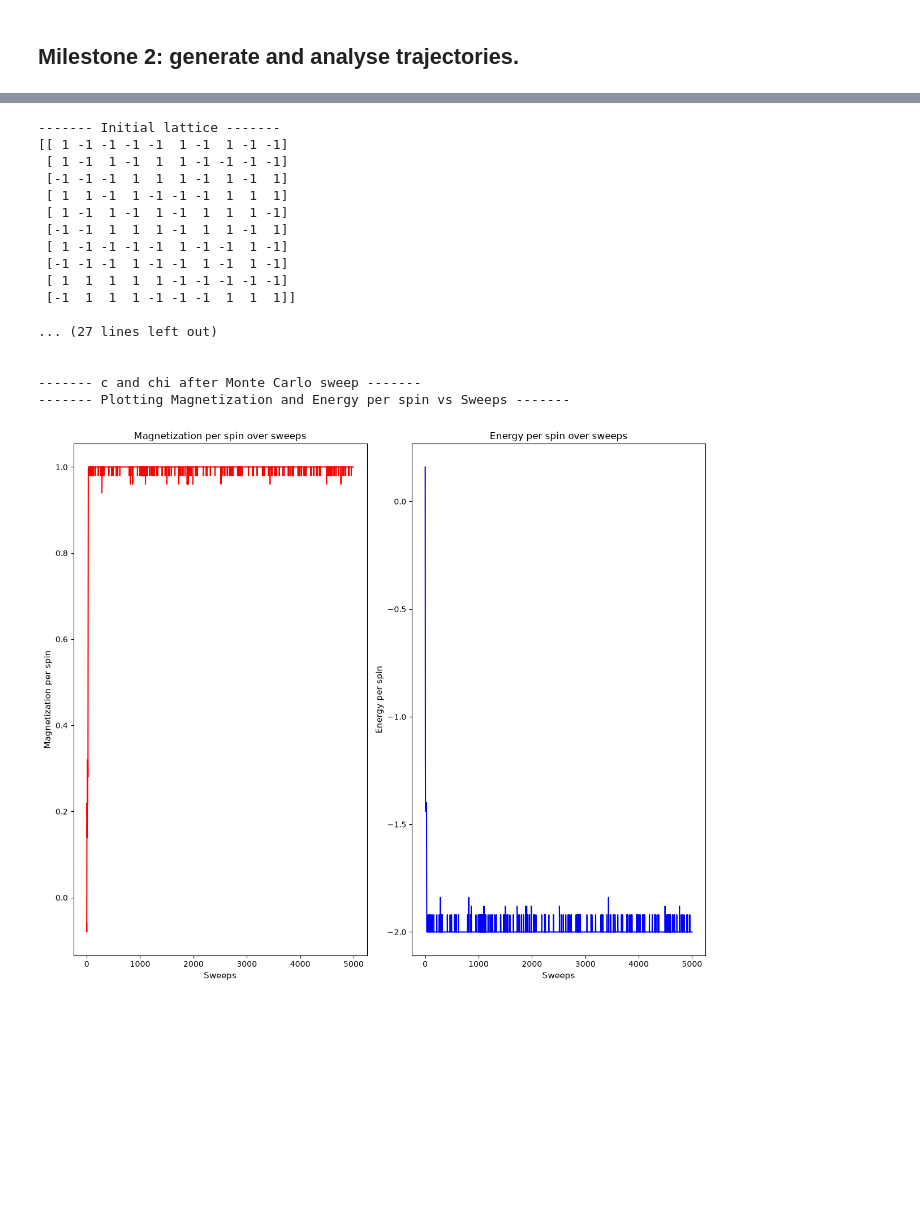
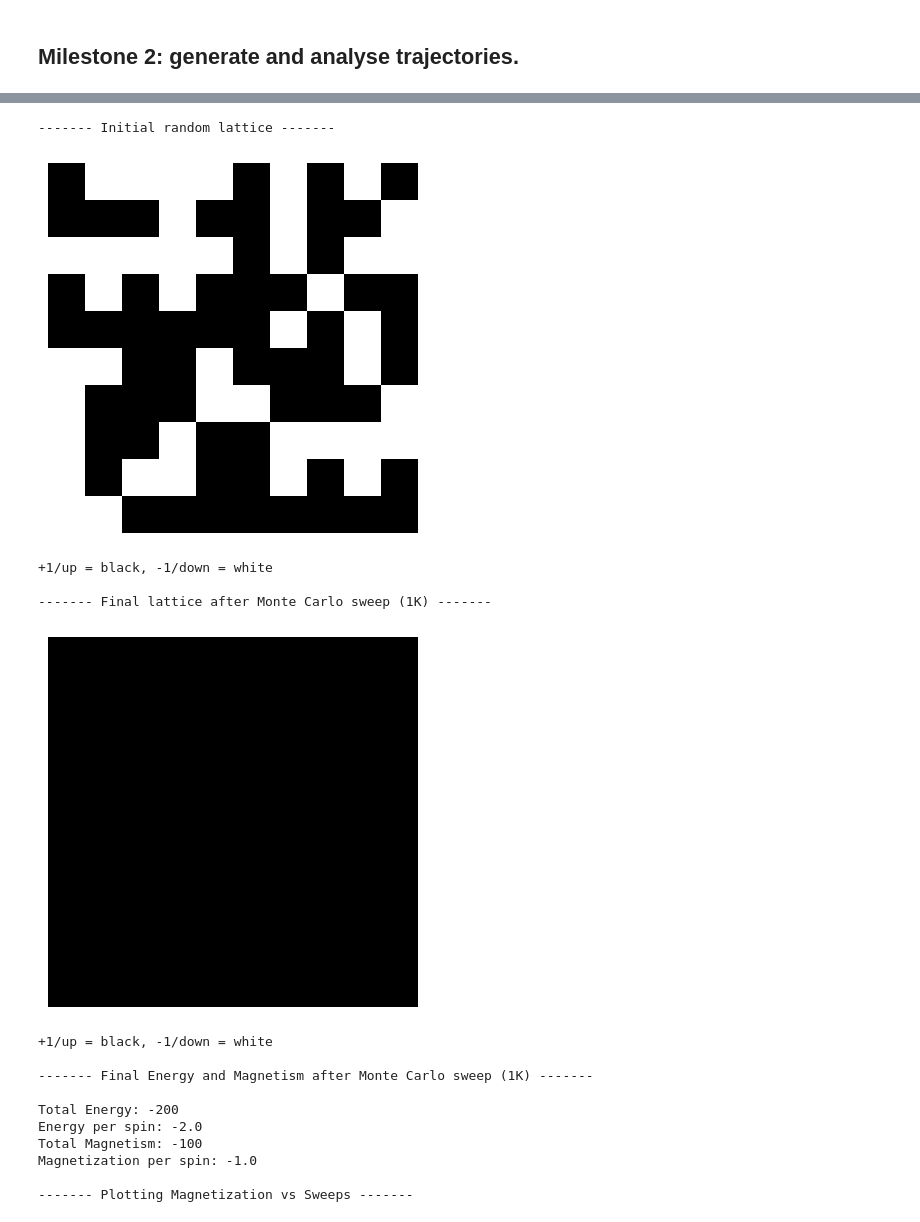
Before and after one commit to eateatyumm-kk/codingchallenge, a Jupyter notebook: main.ipynb, the cells around one changed output, grey strips where cells are left out. Cells and saved outputs as stored; diff of their text form; code cells hidden in the pictures; blank space fills up the shorter version.

```diff
--- a/main.ipynb
+++ b/main.ipynb
@@ -165,61 +156,75 @@ SEED = 77
 rng = np.random.default_rng(SEED)
 
 h = 0 #external magnetic field
 J = 1 #interaction energy
 k_1 = 1 #Boltzmann constant and it said that J*k_B = 1
 T = 1 #temperature
 
-# ----- 0K testing with random initial configuration ------
+# ----- 1K testing with random initial configuration ------
 s = sf.make_lattice(L, mode="random", rng=rng) # let s = the array of spins, with each spin being either +1 or -1
 #Monte Carlo Sweep
-s, m_list, e_list = sf.run_sweep(s, 1.0, 5000, rng=rng)
+
+print("------- Initial random lattice -------\n")
+
+#diagram to show up and down using black and white boxes (+1/up = black, -1/down = white)
+plt.imshow(s, cmap="gray", vmin=-1, vmax=1)
+plt.axis("off")
+plt.show()
+
+print("+1/up = black, -1/down = white\n")
+
+s, m_list, e_list = sf.run_sweep(s, T, 5000, rng=rng)
+
+print("------- Final lattice after Monte Carlo sweep (1K) -------\n")
+
+plt.imshow(s, cmap="gray", vmin=-1, vmax=1)
+plt.axis("off")
+plt.show()
+
+print("+1/up = black, -1/down = white\n")
+
 E, e = sf.calc_E_e(s, J, h)
-M, m = sf.calc_M_m(s, J, h)
+M, m = sf.calc_M_m(s)
 
-print("------- Final Energy and Magnetism after Monte Carlo sweep (0K) -------")
-print()
-print("\n")
-print("Total Energy: ", E)
-print("Energy per spin: ", e)
-print("Total Magnetism: ", M)
-print("Magnetization per spin: ", m)
-print("\n")
+print("------- Final Energy and Magnetism after Monte Carlo sweep (1K) -------\n")
+print(f"Total Energy: {E}")
+print(f"Energy per spin: {e}")
+print(f"Total Magnetism: {M}")
+print(f"Magnetization per spin: {m}\n")
 
 print("------- Plotting Magnetization vs Sweeps -------")
 t = np.arange(len(m_list))
-plt.figure(figsize = (12,10))
+plt.figure(figsize = (12,4))
 plt.subplot(1,2,1)
 plt.plot(t, m_list, color="red")
 
 plt.title("Magnetization per spin over sweeps")
 plt.xlabel("Monte Carlo sweeps", fontsize=11)
 plt.ylabel('Magnetization per spin (m)', fontsize=11)
 
 plt.subplot(1,2,2)
 plt.plot(t, e_list, color="blue")
 
 plt.title("Energy per spin over sweeps")
 plt.xlabel("Monte Carlo sweeps", fontsize=11)
-plt.ylabel('Energy per spin (e)', fontsize=11)
+plt.ylabel("Energy per spin (e / J)", fontsize=11)
 
 plt.tight_layout()
 plt.show()
 # %% [output]
-------- Initial lattice -------
-[[ 1 -1 -1 -1 -1  1 -1  1 -1 -1]
- [ 1 -1  1 -1  1  1 -1 -1 -1 -1]
- [-1 -1 -1  1  1  1 -1  1 -1  1]
- [ 1  1 -1  1 -1 -1 -1  1  1  1]
- [ 1 -1  1 -1  1 -1  1  1  1 -1]
- [-1 -1  1  1  1 -1  1  1 -1  1]
- [ 1 -1 -1 -1 -1  1 -1 -1  1 -1]
- [-1 -1 -1  1 -1 -1  1 -1  1 -1]
- [ 1  1  1  1  1 -1 -1 -1 -1 -1]
- [-1  1  1  1 -1 -1 -1  1  1  1]]
-
-... (27 lines left out)
-
-
-------- c and chi after Monte Carlo sweep -------
-------- Plotting Magnetization and Energy per spin vs Sweeps -------
+------- Initial random lattice -------
-[figure, old version]
+[figure, new version]
++1/up = black, -1/down = white
+
+------- Final lattice after Monte Carlo sweep (1K) -------
+[figure, added]
++1/up = black, -1/down = white
+
+------- Final Energy and Magnetism after Monte Carlo sweep (1K) -------
+
+Total Energy: -200
+Energy per spin: -2.0
+Total Magnetism: -100
+Magnetization per spin: -1.0
+
+------- Plotting Magnetization vs Sweeps -------
```
Also changed, not shown: parts of 6 cells of this notebook.
